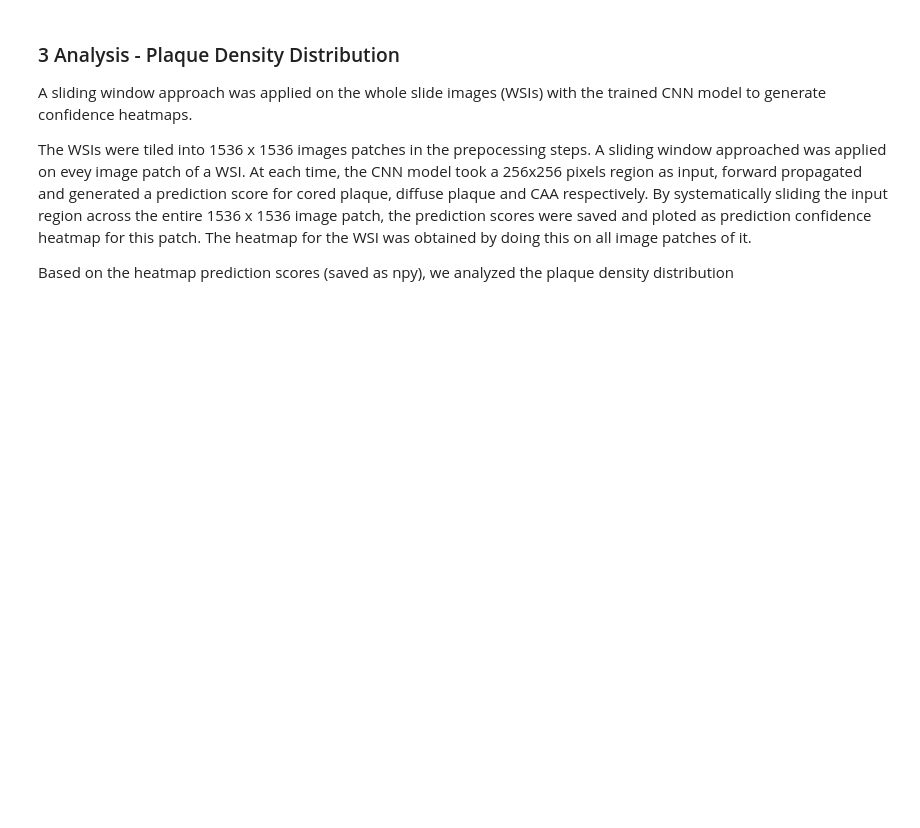
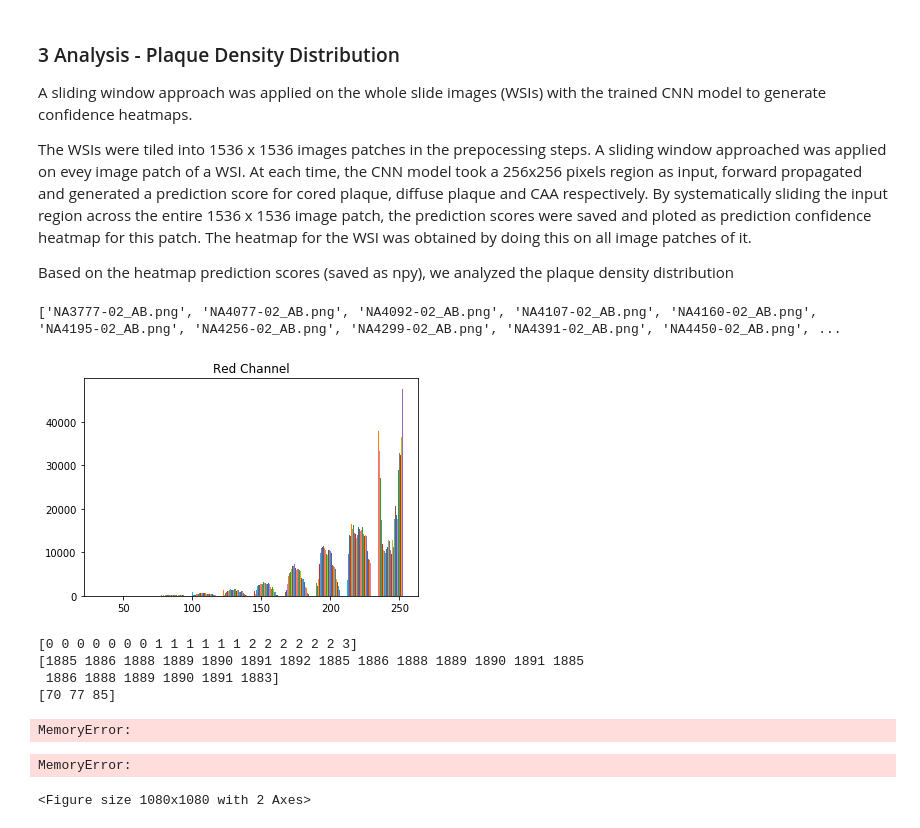
Before and after one commit to henrrydegee/plaquebox-paper, a Jupyter notebook: 3) Analysis - Plaque Density Distribution.ipynb, the cells around one changed output. Drawn from its saved outputs; the diff is of its cells as text; code cells hidden in the pictures; blank space fills up the shorter version.

```diff
--- a/3) Analysis - Plaque Density Distribution.ipynb
+++ b/3) Analysis - Plaque Density Distribution.ipynb
@@ -31,0 +22,70 @@ SAVE_DIR = 'data/outputs/heatmaps/'
+# %%
+IMG_DIR  = 'data/outputs/original_png/'
+SAVE_DIR = 'data/outputs/heatmaps/'
+
+filenames = glob.glob(IMG_DIR + '*.png')
+filenames = [filename.split('/')[-1] for filename in filenames]
+print(filenames)
+# %% [output]
+['NA3777-02_AB.png', 'NA4077-02_AB.png', 'NA4092-02_AB.png', 'NA4107-02_AB.png', 'NA4160-02_AB.png', 'NA4195-02_AB.png', 'NA4256-02_AB.png', 'NA4299-02_AB.png', 'NA4391-02_AB.png', 'NA4450-02_AB.png', ...
+# %%
+# Load normalized original WSI
+t = tqdm(total=len(filenames))
+for i, filename in enumerate(filenames):
+    if i != 0:
+        continue
+
+    img = np.array(Image.open(IMG_DIR+filename))
+    assert(img.dtype == 'uint8')
+    height, width, _ = img.shape
+
+    t.set_description_str("Image " + str(i) + ': ' + str(img.shape))
+    t.refresh()
+    t.write("", end=' ')
+
+
+
+    t.update()
+t.close()
+# %%
+a = np.where(np.all(img <= [70, 77, 85], axis=-1))
+# %%
+plt.hist(img[:,:,0], 20)
+plt.title('Red Channel')
+plt.show()
+
+
+print(a[0][0:20])
+print(a[1][0:20])
+print(img[929, 40021])
+# print(a[0][np.where(a[1]==830)])
+# print(a[1][np.where(a[1]==830)])
+# %% [output]
+[figure, added]
+[0 0 0 0 0 0 0 1 1 1 1 1 1 2 2 2 2 2 2 3]
+[1885 1886 1888 1889 1890 1891 1892 1885 1886 1888 1889 1890 1891 1885
+ 1886 1888 1889 1890 1891 1883]
+[70 77 85]
+# %%
+from skimage import data
+from skimage.color import rgb2hsv
+rgb_img = np.array(Image.open('data/outputs/original_png/NA3777-02_AB.png'))
+hsv_img = Image.fromarray(rgb2hsv(rgb_img), 'HSV')
+hsv_img.save('data/outputs/original_png/NA3777-02_AB_HSV.png')
+# %% [output]
+MemoryError:
+# %%
+red = img[:,:,0]
+mask_r = np.full(red.shape, 255, dtype=np.uint8)
+mask_r[(red > 73) & (red < 231)] = 0
+
+fig = plt.figure(figsize=(15,15))
+ax = fig.add_subplot(111, title='Red')
+im = plt.imshow(mask_r, cmap=plt.cm.get_cmap('Greys', 20), vmin=0, vmax=255)
+divider = make_axes_locatable(ax)
+cax = divider.append_axes("right", size="5%", pad=0.1)
+plt.colorbar(im, cax=cax, ticks=[0.0, 0.25, 0.5, 0.75, 1.0])
+plt.show()
+# %% [output]
+MemoryError:
+<Figure size 1080x1080 with 2 Axes>
```
Also changed, not shown: parts of 6 cells of this notebook.
